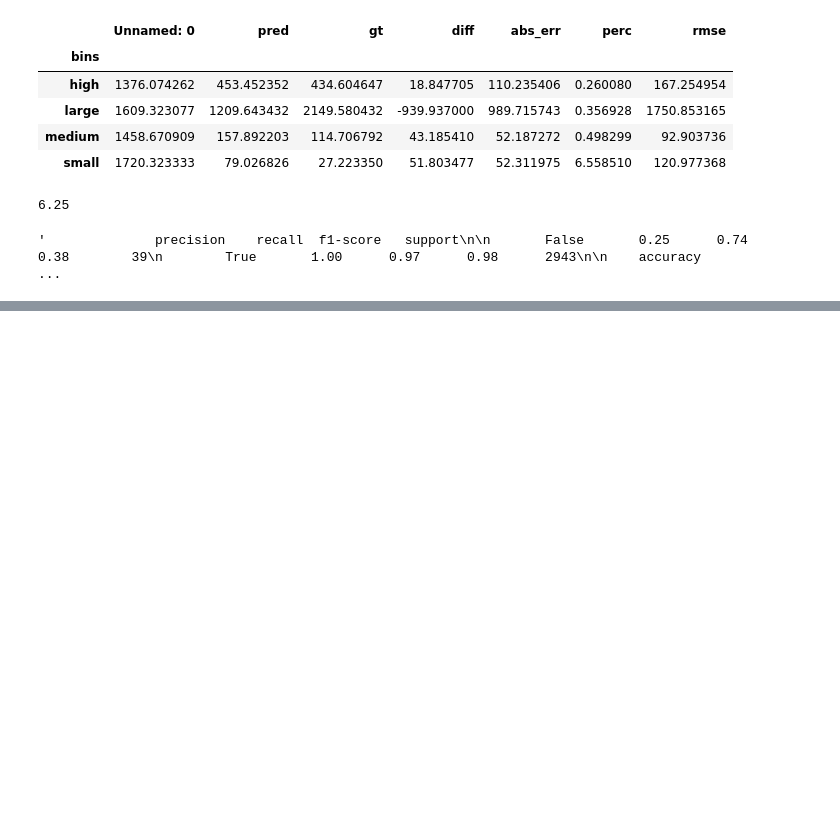
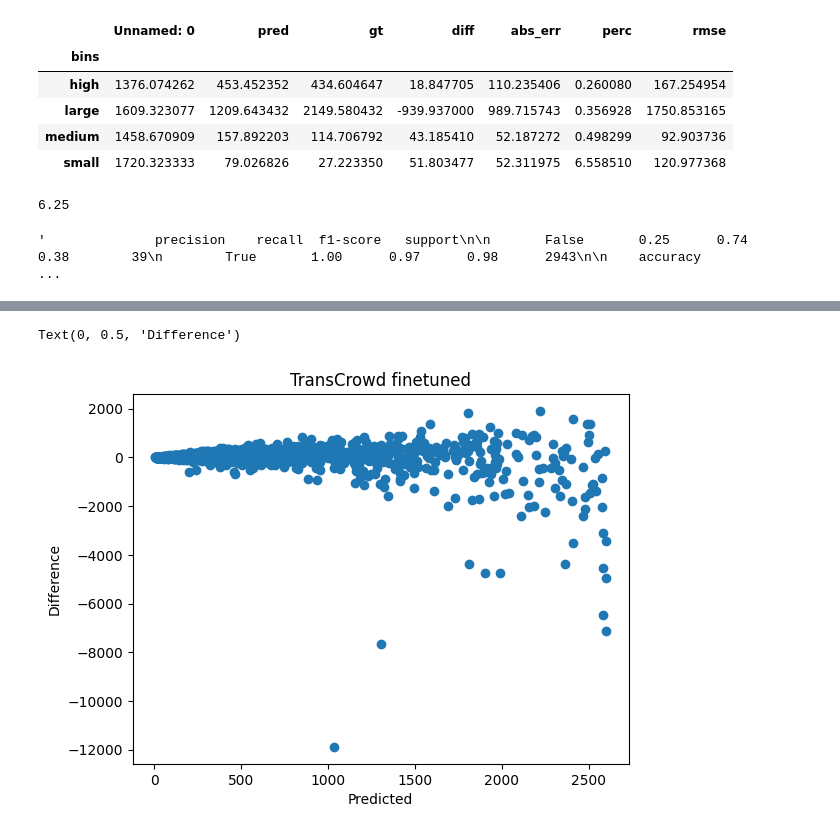
Before and after one commit to wozniakw2002/MSC-thesis, a Jupyter notebook: TransCrowd_test.ipynb, the cells around one changed output, grey strips where cells are left out. Drawn from its saved outputs; the diff is of its cells as text; code cells hidden in the pictures; blank space fills up the shorter version.

```diff
--- a/TransCrowd_test.ipynb
+++ b/TransCrowd_test.ipynb
@@ -271,0 +263,5 @@ print(np.sum(gt_labels != pred_labels))
+# %%
+df3 = pd.read_csv(r'output\history\transcrowd\evaluation_extended_finetuned.csv')
+df3.drop(columns='Unnamed: 0', inplace=True)
+df3 = df3[df3['gt'] != 0]
+df3.groupby('dataset').mean()
@@ -271,0 +277,8 @@ print(np.sum(gt_labels != pred_labels))
+# %%
+plt.scatter(df3['pred'], df3['diff'])
+plt.title('TransCrowd finetuned')
+plt.xlabel('Predicted')
+plt.ylabel('Difference')
+# %% [output]
+Text(0, 0.5, 'Difference')
+[figure, added]
```
Also changed, not shown: parts of 11 cells of this notebook, 6 other files.
